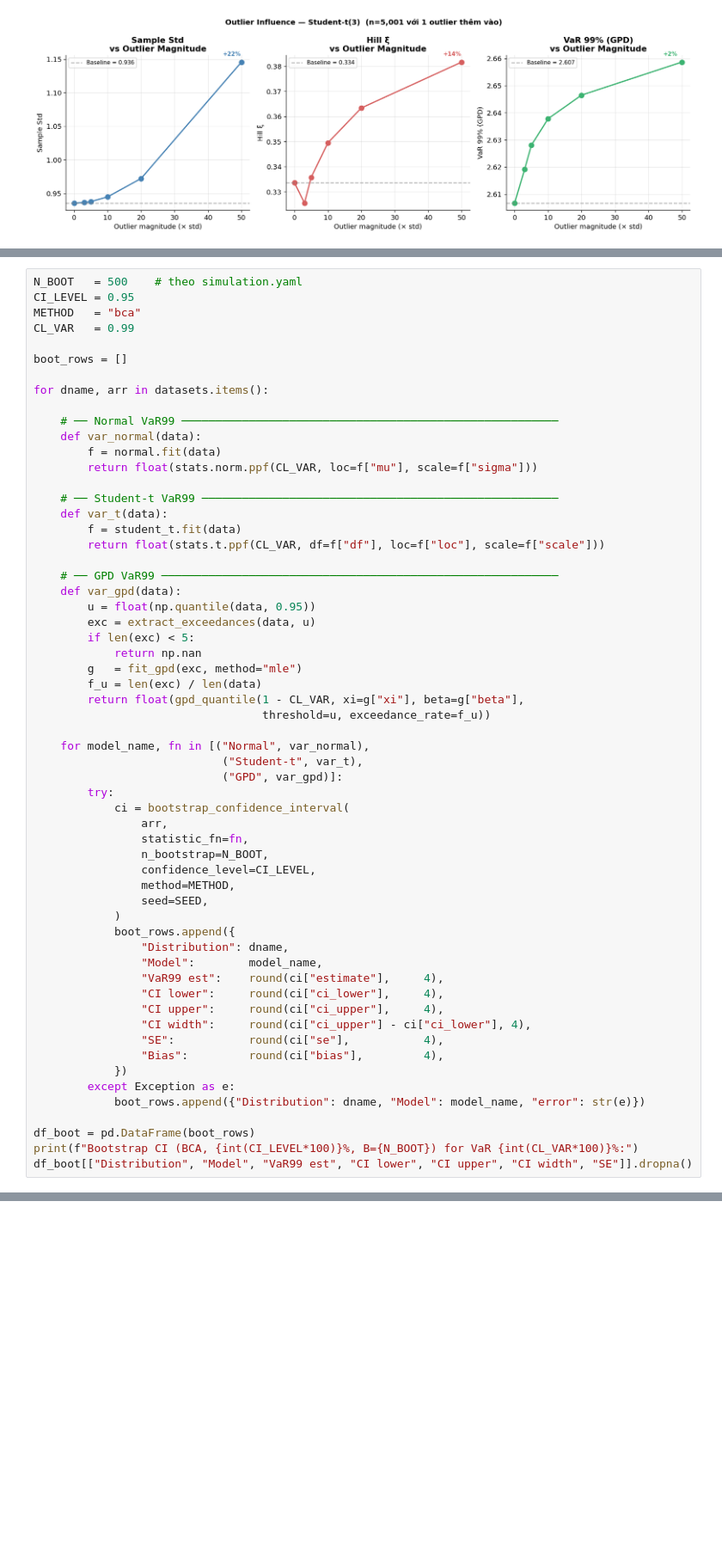
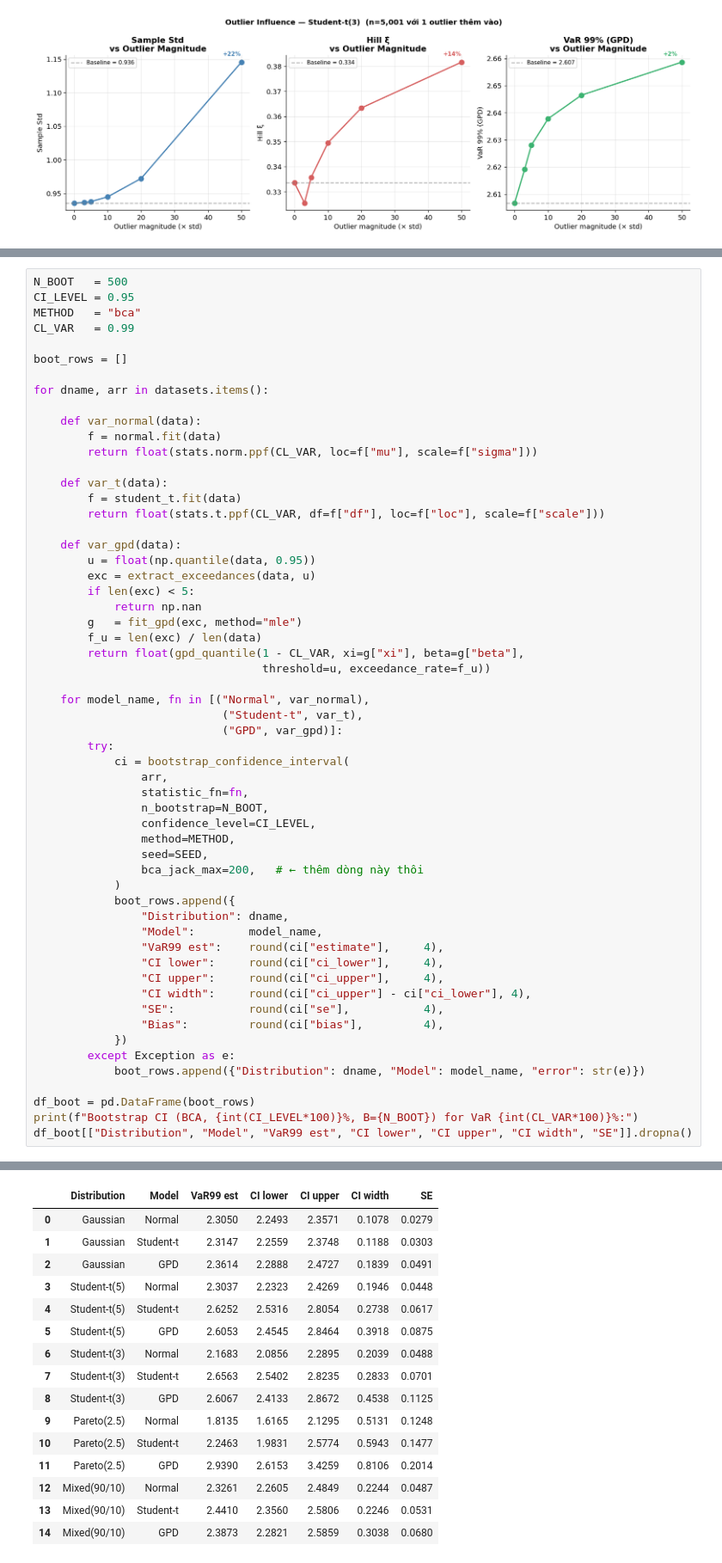
Before and after one commit to thisYui/Fat-Tail-Risk, a Jupyter notebook: notebooks/08_robustness_analysis.ipynb, the cells around one changed output, grey strips where cells are left out. Shown at 86% size. Drawn from its saved outputs; the diff is of its cells as text; blank space fills up the shorter version.

```diff
--- a/notebooks/08_robustness_analysis.ipynb
+++ b/notebooks/08_robustness_analysis.ipynb
@@ -480,5 +2599,5 @@ So sánh CI width của VaR 99% ước lượng từ Normal, Student-t, và GPD.
 # %%
-N_BOOT   = 500    # theo simulation.yaml
+N_BOOT   = 500
 CI_LEVEL = 0.95
 METHOD   = "bca"
 CL_VAR   = 0.99
@@ -487,17 +2606,14 @@ boot_rows = []
 
 for dname, arr in datasets.items():
 
-    # ── Normal VaR99 ────────────────────────────────────────────────────────
     def var_normal(data):
         f = normal.fit(data)
         return float(stats.norm.ppf(CL_VAR, loc=f["mu"], scale=f["sigma"]))
 
-    # ── Student-t VaR99 ─────────────────────────────────────────────────────
     def var_t(data):
         f = student_t.fit(data)
         return float(stats.t.ppf(CL_VAR, df=f["df"], loc=f["loc"], scale=f["scale"]))
 
-    # ── GPD VaR99 ───────────────────────────────────────────────────────────
     def var_gpd(data):
         u = float(np.quantile(data, 0.95))
         exc = extract_exceedances(data, u)
@@ -519,6 +2635,7 @@ for dname, arr in datasets.items():
                 confidence_level=CI_LEVEL,
                 method=METHOD,
                 seed=SEED,
+                bca_jack_max=200,   # ← thêm dòng này thôi
             )
             boot_rows.append({
                 "Distribution": dname,
@@ -536,3 +2653,4 @@ for dname, arr in datasets.items():
 df_boot = pd.DataFrame(boot_rows)
 print(f"Bootstrap CI (BCA, {int(CI_LEVEL*100)}%, B={N_BOOT}) for VaR {int(CL_VAR*100)}%:")
 df_boot[["Distribution", "Model", "VaR99 est", "CI lower", "CI upper", "CI width", "SE"]].dropna()
+# %% [output]
@@ -538,0 +2658,16 @@ df_boot[["Distribution", "Model", "VaR99 est", "CI lower", "CI upper", "CI width
+|  | Distribution | Model | VaR99 est | CI lower | CI upper | CI width | SE |
+| 0 | Gaussian | Normal | 2.3050 | 2.2493 | 2.3571 | 0.1078 | 0.0279 |
+| 1 | Gaussian | Student-t | 2.3147 | 2.2559 | 2.3748 | 0.1188 | 0.0303 |
+| 2 | Gaussian | GPD | 2.3614 | 2.2888 | 2.4727 | 0.1839 | 0.0491 |
+| 3 | Student-t(5) | Normal | 2.3037 | 2.2323 | 2.4269 | 0.1946 | 0.0448 |
+| 4 | Student-t(5) | Student-t | 2.6252 | 2.5316 | 2.8054 | 0.2738 | 0.0617 |
+| 5 | Student-t(5) | GPD | 2.6053 | 2.4545 | 2.8464 | 0.3918 | 0.0875 |
+| 6 | Student-t(3) | Normal | 2.1683 | 2.0856 | 2.2895 | 0.2039 | 0.0488 |
+| 7 | Student-t(3) | Student-t | 2.6563 | 2.5402 | 2.8235 | 0.2833 | 0.0701 |
+| 8 | Student-t(3) | GPD | 2.6067 | 2.4133 | 2.8672 | 0.4538 | 0.1125 |
+| 9 | Pareto(2.5) | Normal | 1.8135 | 1.6165 | 2.1295 | 0.5131 | 0.1248 |
+| 10 | Pareto(2.5) | Student-t | 2.2463 | 1.9831 | 2.5774 | 0.5943 | 0.1477 |
+| 11 | Pareto(2.5) | GPD | 2.9390 | 2.6153 | 3.4259 | 0.8106 | 0.2014 |
+| 12 | Mixed(90/10) | Normal | 2.3261 | 2.2605 | 2.4849 | 0.2244 | 0.0487 |
+| 13 | Mixed(90/10) | Student-t | 2.4410 | 2.3560 | 2.5806 | 0.2246 | 0.0531 |
+| 14 | Mixed(90/10) | GPD | 2.3873 | 2.2821 | 2.5859 | 0.3038 | 0.0680 |
```
Also changed, not shown: parts of 26 cells of this notebook, 1 other file.
